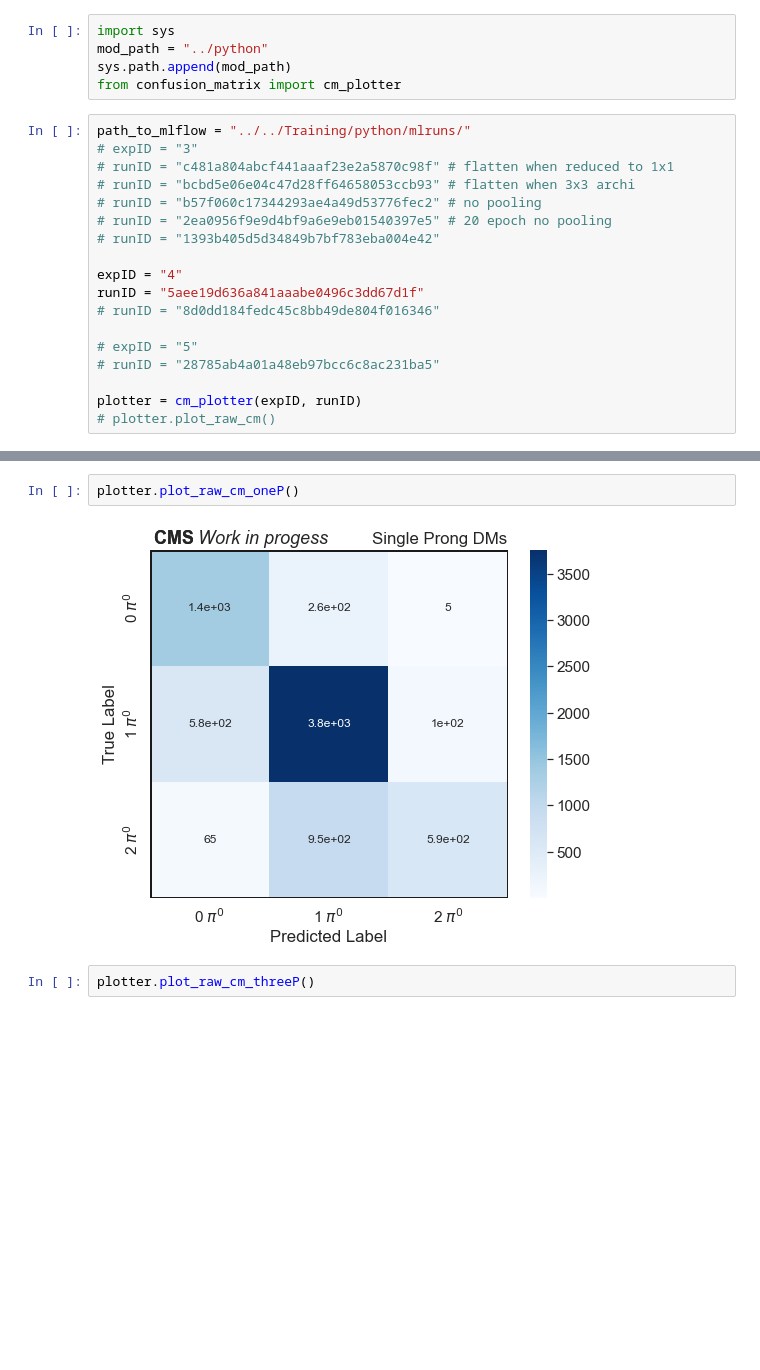
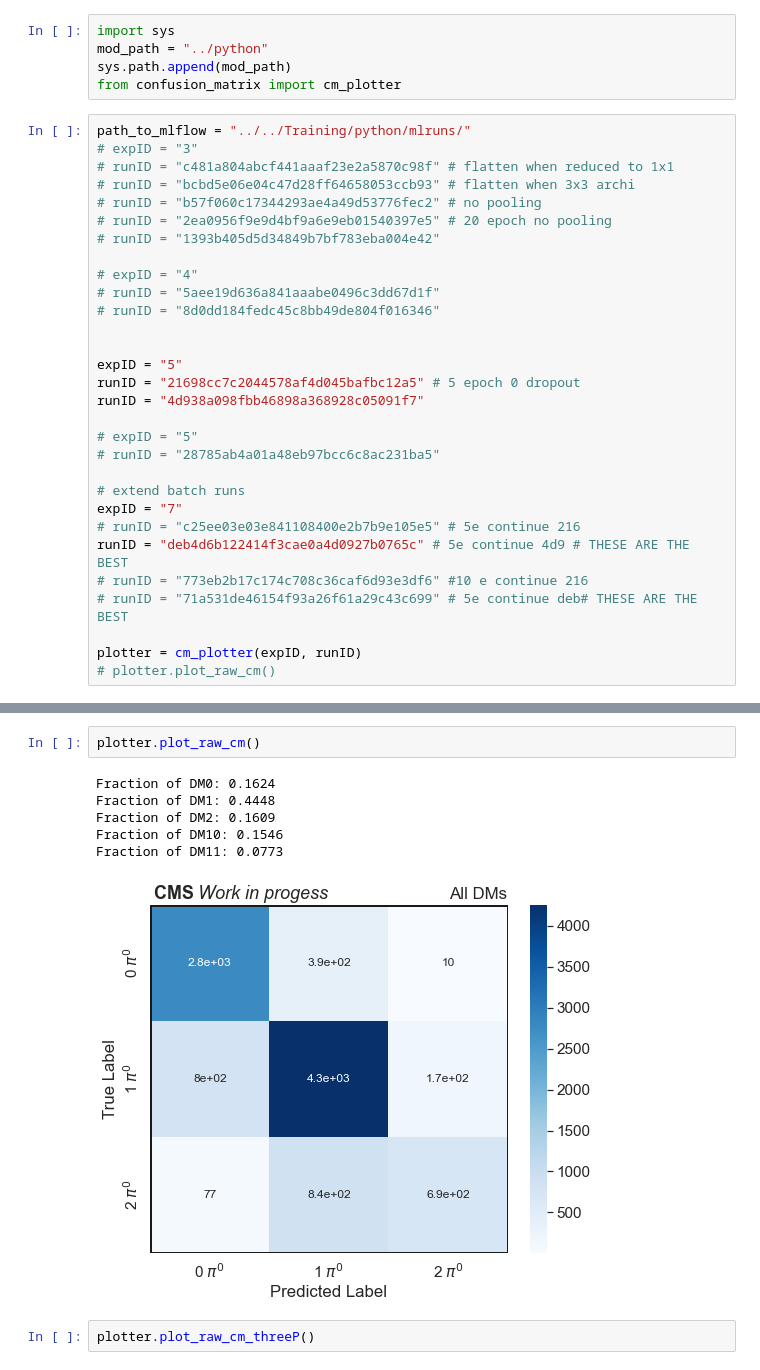
Before and after one commit to lucasrussell01/DeepPi, a Jupyter notebook: Evaluation/notebooks/plot_confusion_matrix.ipynb, the cells around one changed output, grey strips where cells are left out. Cells and saved outputs as stored; diff of their text form; blank space fills up the shorter version.

```diff
--- a/Evaluation/notebooks/plot_confusion_matrix.ipynb
+++ b/Evaluation/notebooks/plot_confusion_matrix.ipynb
@@ -12,13 +12,25 @@ path_to_mlflow = "../../Training/python/mlruns/"
 # runID = "2ea0956f9e9d4bf9a6e9eb01540397e5" # 20 epoch no pooling
 # runID = "1393b405d5d34849b7bf783eba004e42"
 
-expID = "4"
-runID = "5aee19d636a841aaabe0496c3dd67d1f"
+# expID = "4"
+# runID = "5aee19d636a841aaabe0496c3dd67d1f"
 # runID = "8d0dd184fedc45c8bb49de804f016346"
+
+
+expID = "5"
+runID = "21698cc7c2044578af4d045bafbc12a5" # 5 epoch 0 dropout
+runID = "4d938a098fbb46898a368928c05091f7"
 
 # expID = "5"
 # runID = "28785ab4a01a48eb97bcc6c8ac231ba5"
 
+# extend batch runs
+expID = "7"
+# runID = "c25ee03e03e841108400e2b7b9e105e5" # 5e continue 216
+runID = "deb4d6b122414f3cae0a4d0927b0765c" # 5e continue 4d9 # THESE ARE THE BEST
+# runID = "773eb2b17c174c708c36caf6d93e3df6" #10 e continue 216
+# runID = "71a531de46154f93a26f61a29c43c699" # 5e continue deb# THESE ARE THE BEST
+
 plotter = cm_plotter(expID, runID)
 # plotter.plot_raw_cm()
 # %%
@@ -36,7 +48,12 @@ plotter.plot_cm_threeP()
 # %%
-plotter.plot_raw_cm_oneP()
+plotter.plot_raw_cm()
 # %% [output]
+Fraction of DM0: 0.1624
+Fraction of DM1: 0.4448
+Fraction of DM2: 0.1609
+Fraction of DM10: 0.1546
+Fraction of DM11: 0.0773
-[figure, old version]
+[figure, new version]
 # %%
 plotter.plot_raw_cm_threeP()
 # %% [output]
```
Also changed, not shown: parts of 3 cells of this notebook, 8 other files.
